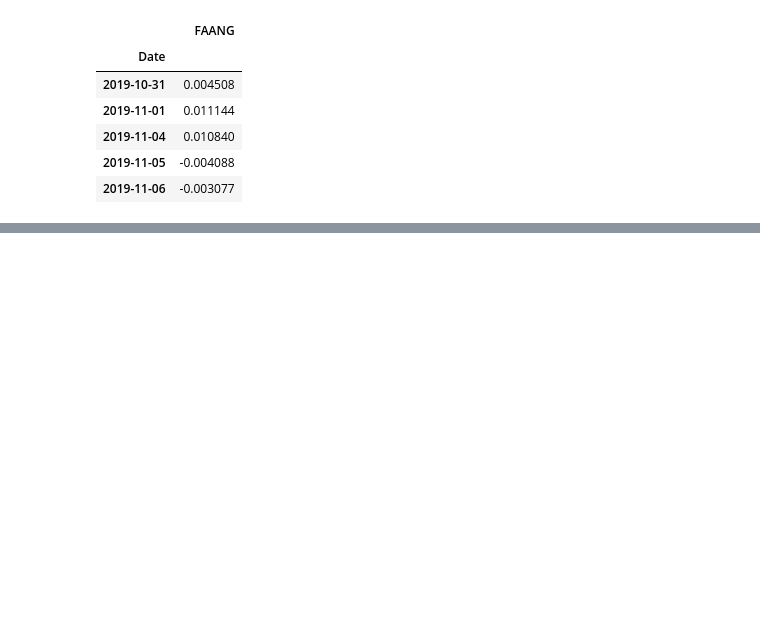
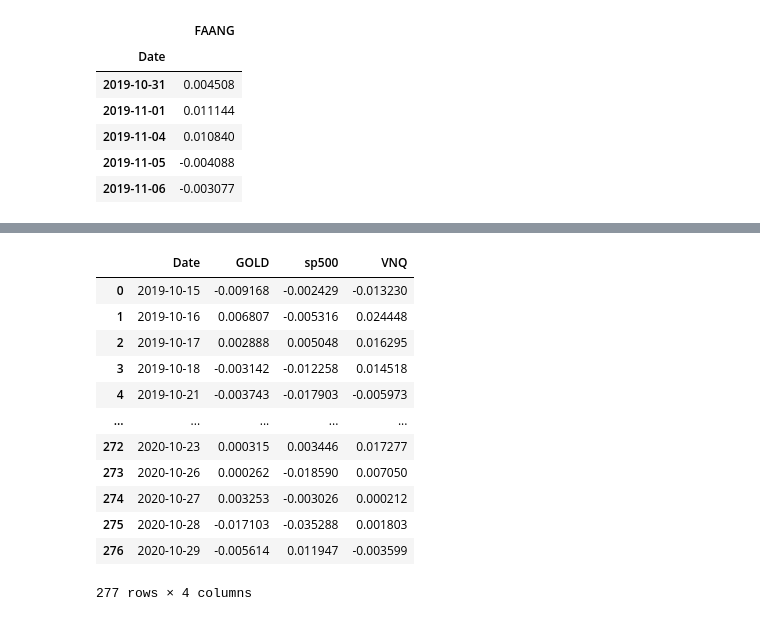
Before and after one commit to Milticket414/Dream-Team, a Jupyter notebook: notebooks/jorge.ipynb, the cells around one changed output, grey strips where cells are left out. Cells and saved outputs as stored; diff of their text form; code cells hidden in the pictures; blank space fills up the shorter version.

```diff
--- a/notebooks/jorge.ipynb
+++ b/notebooks/jorge.ipynb
@@ -143,0 +224,16 @@ faang_asset.to_csv("../data/clean/FAANG.csv")
+# %%
+no_bitcoin_assets.reset_index()
+# %% [output]
+|  | Date | GOLD | sp500 | VNQ |
+| 0 | 2019-10-15 | -0.009168 | -0.002429 | -0.013230 |
+| 1 | 2019-10-16 | 0.006807 | -0.005316 | 0.024448 |
+| 2 | 2019-10-17 | 0.002888 | 0.005048 | 0.016295 |
+| 3 | 2019-10-18 | -0.003142 | -0.012258 | 0.014518 |
+| 4 | 2019-10-21 | -0.003743 | -0.017903 | -0.005973 |
+| ... | ... | ... | ... | ... |
+| 272 | 2020-10-23 | 0.000315 | 0.003446 | 0.017277 |
+| 273 | 2020-10-26 | 0.000262 | -0.018590 | 0.007050 |
+| 274 | 2020-10-27 | 0.003253 | -0.003026 | 0.000212 |
+| 275 | 2020-10-28 | -0.017103 | -0.035288 | 0.001803 |
+| 276 | 2020-10-29 | -0.005614 | 0.011947 | -0.003599 |
+277 rows × 4 columns
```
Also changed, not shown: parts of 17 cells of this notebook, 2 other files.
